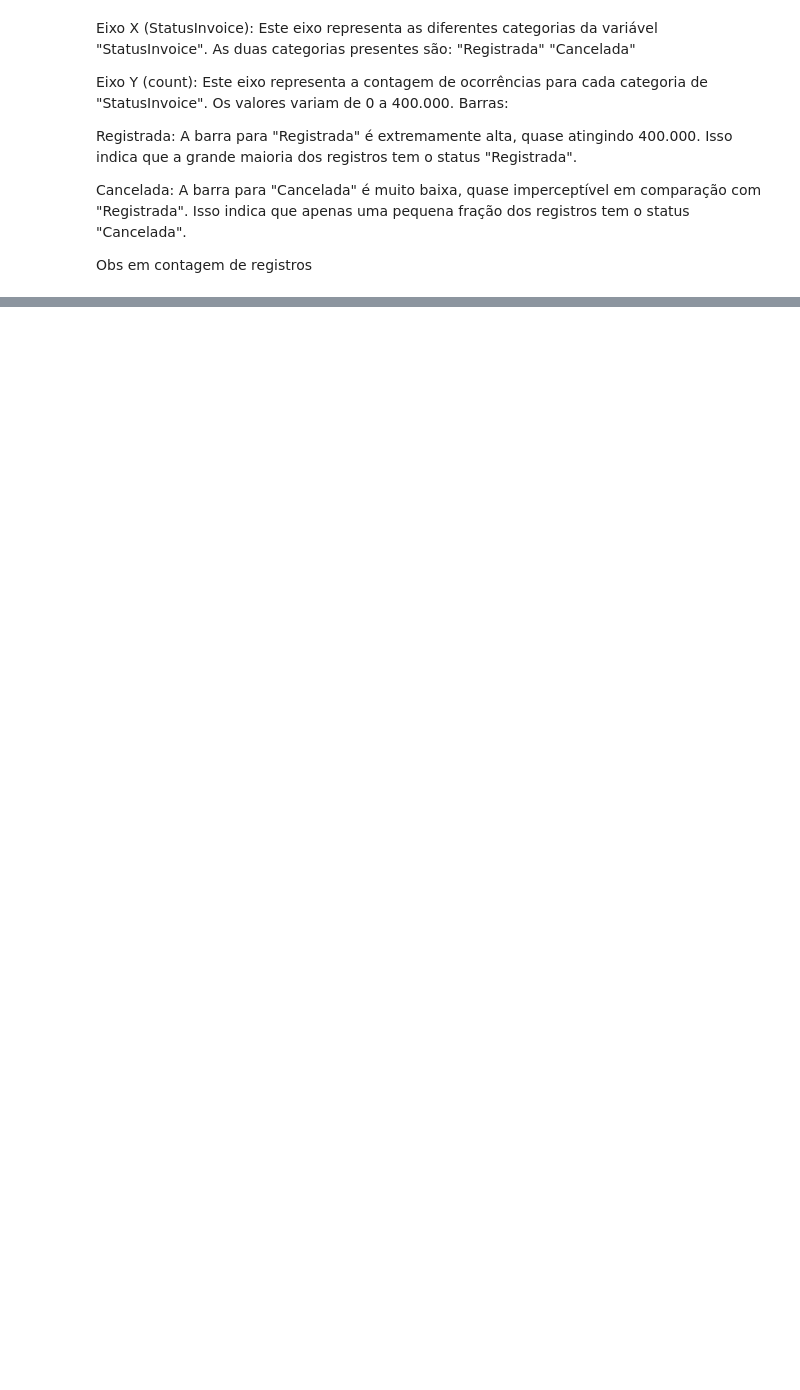
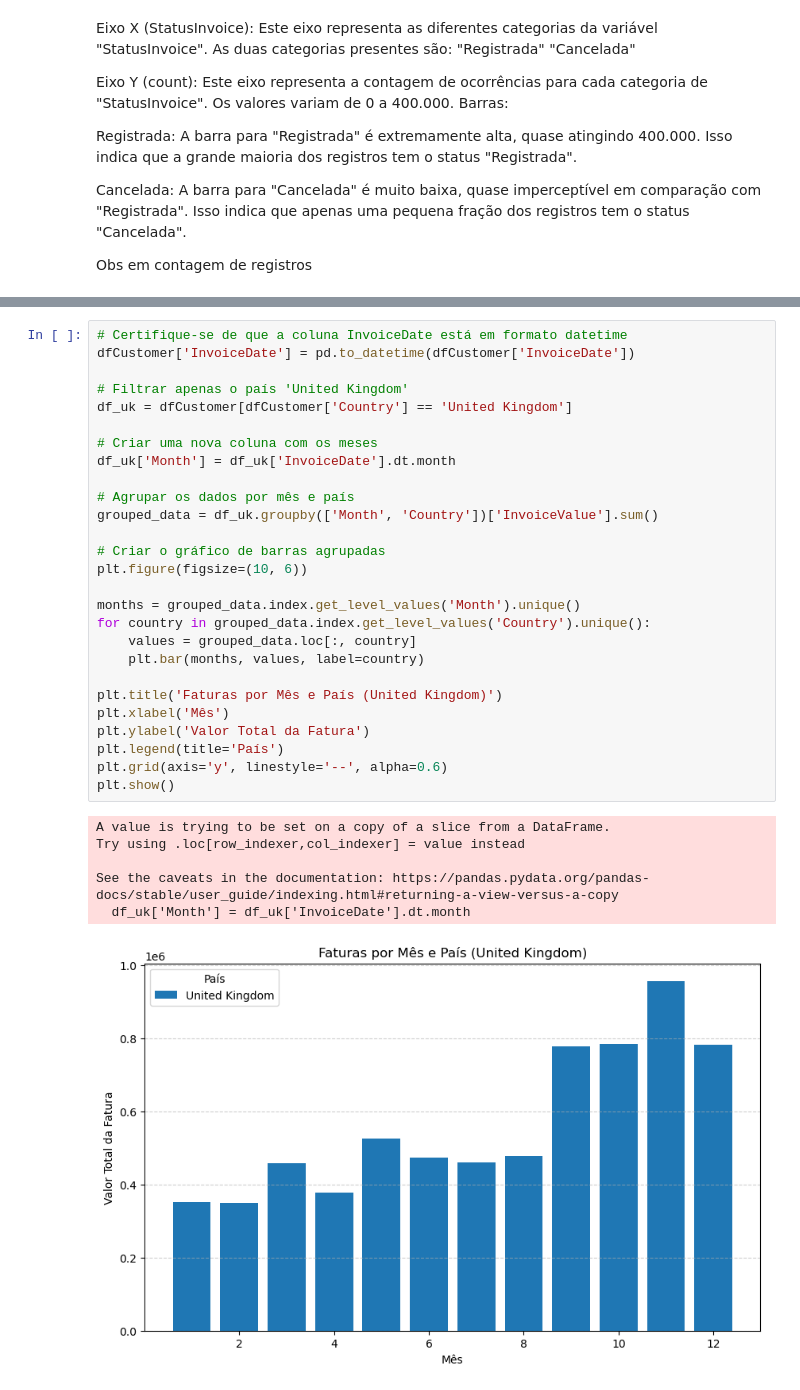
Before and after one commit to MichelCirilo/PI3, a Jupyter notebook: Atividade1/Ecommerce.ipynb, the cells around one changed output, grey strips where cells are left out. Drawn from its saved outputs; the diff is of its cells as text; blank space fills up the shorter version.

```diff
--- a/Atividade1/Ecommerce.ipynb
+++ b/Atividade1/Ecommerce.ipynb
@@ -370,0 +454,34 @@ plt.show()
+# %%
+# Certifique-se de que a coluna InvoiceDate está em formato datetime
+dfCustomer['InvoiceDate'] = pd.to_datetime(dfCustomer['InvoiceDate'])
+
+# Filtrar apenas o país 'United Kingdom'
+df_uk = dfCustomer[dfCustomer['Country'] == 'United Kingdom']
+
+# Criar uma nova coluna com os meses
+df_uk['Month'] = df_uk['InvoiceDate'].dt.month
+
+# Agrupar os dados por mês e país
+grouped_data = df_uk.groupby(['Month', 'Country'])['InvoiceValue'].sum()
+
+# Criar o gráfico de barras agrupadas
+plt.figure(figsize=(10, 6))
+
+months = grouped_data.index.get_level_values('Month').unique()
+for country in grouped_data.index.get_level_values('Country').unique():
+    values = grouped_data.loc[:, country]
+    plt.bar(months, values, label=country)
+
+plt.title('Faturas por Mês e País (United Kingdom)')
+plt.xlabel('Mês')
+plt.ylabel('Valor Total da Fatura')
+plt.legend(title='País')
+plt.grid(axis='y', linestyle='--', alpha=0.6)
+plt.show()
+# %% [output]
+A value is trying to be set on a copy of a slice from a DataFrame.
+Try using .loc[row_indexer,col_indexer] = value instead
+
+See the caveats in the documentation: https://pandas.pydata.org/pandas-docs/stable/user_guide/indexing.html#returning-a-view-versus-a-copy
+  df_uk['Month'] = df_uk['InvoiceDate'].dt.month
+[figure, added]
```
Also changed, not shown: parts of 43 cells of this notebook, 1 other file.
